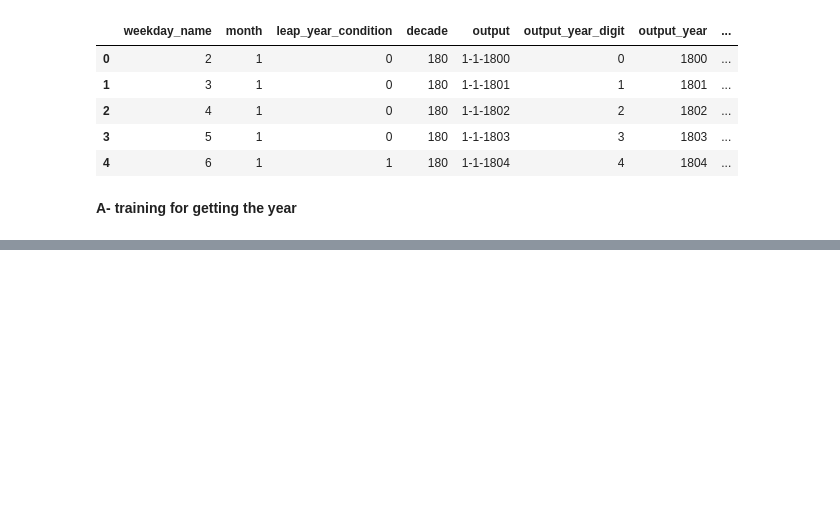
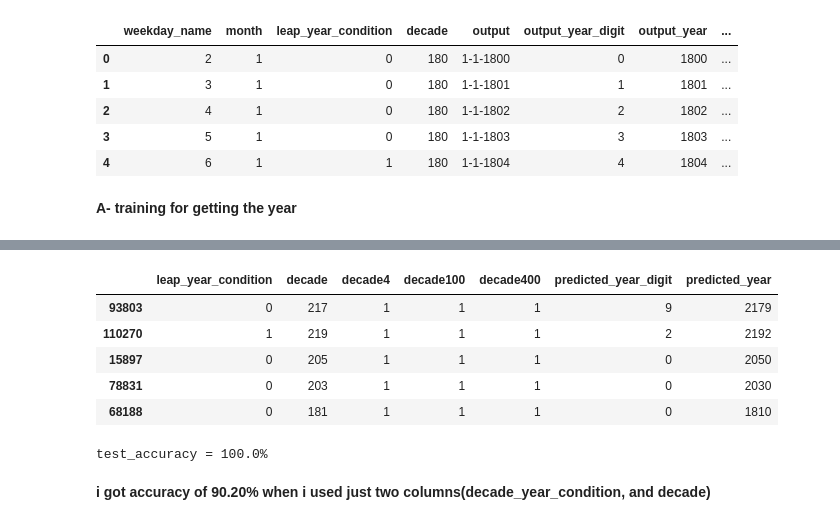
Before and after one commit to salama4ai/Proteinea, a Jupyter notebook: model/training_years.ipynb, the cells around one changed output, grey strips where cells are left out. Drawn from its saved outputs; the diff is of its cells as text; code cells hidden in the pictures; blank space fills up the shorter version.

```diff
--- a/model/training_years.ipynb
+++ b/model/training_years.ipynb
@@ -51,7 +51,7 @@ seed=7
 set_random_seed(seed=seed)
 # %%
 # output_year_digit column is just the last number in the output column
-x_year = df[["leap_year_condition", "decade", "valid_years_list", "output_year_digit"]]
+x_year = df[["leap_year_condition", "decade", "decade4", "decade100", "decade400", "valid_years_list", "output_year_digit"]]
 y_year = x_year.pop("output_year_digit")
 v = x_year.pop("valid_years_list")
 v = pd.DataFrame([i for i in v])
@@ -216,7 +221,21 @@ plt.show()
 # %%
 r_test = xtest_year
 dt = r_test.copy(deep=True)
-r_test = torch.tensor(r_test.values.astype(np.float32)).to(device=device)
-dt["predicted_year_digit"] = pd.Series(model(r_test).argmax(dim=1).cpu())
+r_test = torch.tensor(dt.values.astype(np.float32)).to(device=device)
+dt["predicted_year_digit"] = model(r_test).argmax(dim=1).cpu()
 dt["predicted_year"] = [str(dec+pred) for dec, pred in zip(dt.decade*10, dt.predicted_year_digit)]
-dt
+dt.head()
+# %% [output]
+|  | leap_year_condition | decade | decade4 | decade100 | decade400 | predicted_year_digit | predicted_year |
+| 93803 | 0 | 217 | 1 | 1 | 1 | 9 | 2179 |
+| 110270 | 1 | 219 | 1 | 1 | 1 | 2 | 2192 |
+| 15897 | 0 | 205 | 1 | 1 | 1 | 0 | 2050 |
+| 78831 | 0 | 203 | 1 | 1 | 1 | 0 | 2030 |
+| 68188 | 0 | 181 | 1 | 1 | 1 | 0 | 1810 |
+# %%
+test_accuracy = calculate_accuracy(model, data_loader=test_loader_year)
+print(f"test_accuracy = {test_accuracy*100}%")
+# %% [output]
+test_accuracy = 100.0%
+# %% [markdown]
+**i got accuracy of 90.20% when i used just two columns(decade_year_condition, and decade)**
```
Also changed, not shown: parts of 8 cells of this notebook, 10 other files.
